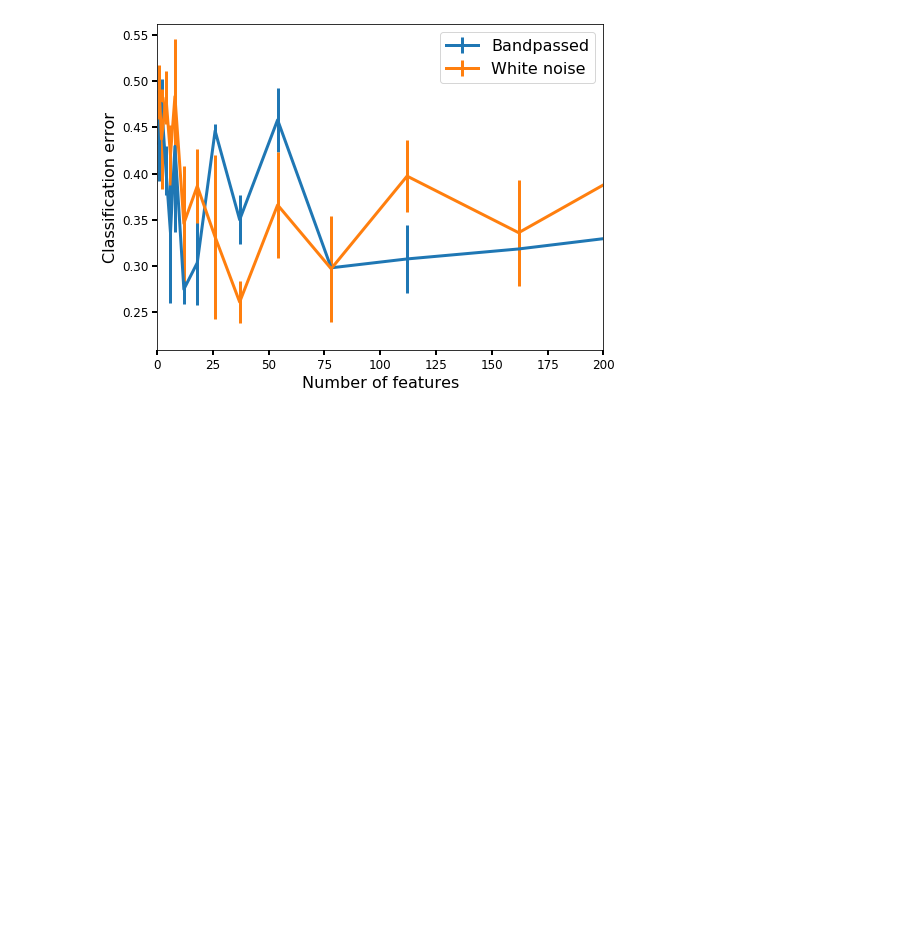
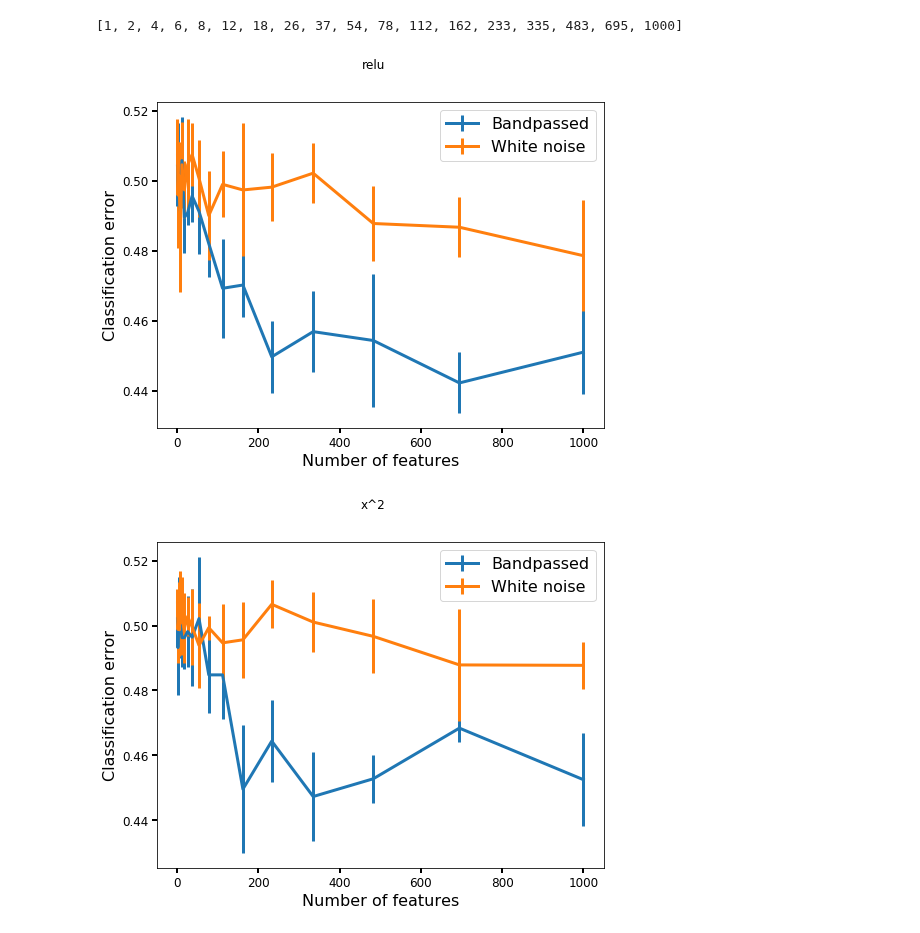
Before and after one commit to BruntonUWBio/structured-random-features, a Jupyter notebook: frequency XOR problem.ipynb, the cells around one changed output. Saved outputs shown, nothing was run; the diff lists cells and outputs as text; code cells hidden in the pictures; blank space fills up the shorter version.

```diff
--- a/frequency XOR problem.ipynb
+++ b/frequency XOR problem.ipynb
@@ -200,22 +208,45 @@ Wall time: 1min 39s
+# %%
+n_features = sorted(set(np.logspace(0, 3, 20).astype('int')))
+print(n_features)
+
+# classification
+f_gaus = lambda M, N: bp_weights_dft(M, N, lowcut=k1-2, highcut=k2 + 5)
+weights = [('bandpass_dft', f_gaus), ('white noise', None)]
+
+# non-linearities
+h = {'relu': relu, 'x^2': lambda x: x **2, 'x^3': lambda x: x ** 3}
+# %% [output]
+[1, 2, 4, 6, 8, 12, 18, 26, 37, 54, 78, 112, 162, 233, 335, 483, 695, 1000]
 # %%
-# compute mean
-mean_err_bp, std_err_bp = np.mean(results['bandpass_dft'], axis=1), np.std(results['bandpass_dft'], axis=1)
-mean_err_wn, std_err_wn = np.mean(results['white noise'], axis=1), np.std(results['white noise'], axis=1)
+for non_lin in ['relu', 'x^2', 'x^3']:
+    results = {wt:[] for (wt, func) in weights}
+    for n in n_features:
+        for (wt, func) in weights:
+            params = {'width': n, 'weights': wt, 'weight_fun': func, 'nonlinearity': h[non_lin]}
+            lazy_results = [dask.delayed(l_clf)(RFClassifier, params, X_train, y_train, X_test,
+                                                y_test) for _ in range(5)]
+            results[wt].append(np.real(dask.compute(*lazy_results)))
 
-# plot
-fig = plt.figure(figsize=(8, 6))
-ax = fig.add_subplot(111)
-ax.errorbar(n_features, mean_err_bp, yerr=std_err_bp, fmt='-', label='Bandpassed',  markersize=4, lw=3)
-ax.errorbar(n_features, mean_err_wn, yerr=std_err_wn, fmt='-', label='White noise',
-            markersize=4, lw=3)
-# ax.set_yscale('log')
-plt.xlim([0, 200])
-plt.xlabel('Number of features', fontsize=16)
-plt.ylabel('Classification error', fontsize=16)
-ax.tick_params(axis = 'both', which = 'major', labelsize = 12, width=2, length=5)
-ax.tick_params(axis = 'both', which = 'minor', labelsize = 0, width=0)
-plt.legend(loc = 'upper right', fontsize=16)
+    # compute mean
+    mean_err_bp, std_err_bp = np.mean(results['bandpass_dft'], axis=1), np.std(results['bandpass_dft'], axis=1)
+    mean_err_wn, std_err_wn = np.mean(results['white noise'], axis=1), np.std(results['white noise'], axis=1)
 
-plt.savefig('figures/XOR/x^2_clf.png')
+    # plot
+    fig = plt.figure(figsize=(8, 6))
+    plt.suptitle('%s' % non_lin)
+    ax = fig.add_subplot(111)
+    ax.errorbar(n_features, mean_err_bp, yerr=std_err_bp, fmt='-', label='Bandpassed',  markersize=4, lw=3)
+    ax.errorbar(n_features, mean_err_wn, yerr=std_err_wn, fmt='-', label='White noise',
+                markersize=4, lw=3)
+#     ax.set_yscale('log')
+    # plt.xlim([0, 200])
+    plt.xlabel('Number of features', fontsize=16)
+    plt.ylabel('Classification error', fontsize=16)
+    ax.tick_params(axis = 'both', which = 'major', labelsize = 12, width=2, length=5)
+    ax.tick_params(axis = 'both', which = 'minor', labelsize = 0, width=0)
+    plt.legend(loc = 'upper right', fontsize=16)
+
+    plt.savefig('figures/XOR/%s_clf_a=%0.2f.png' % (non_lin, a))
 # %% [output]
-[figure, old version]
+[figure, new version]
+[figure, added]
```
Also changed, not shown: parts of 7 cells of this notebook.
